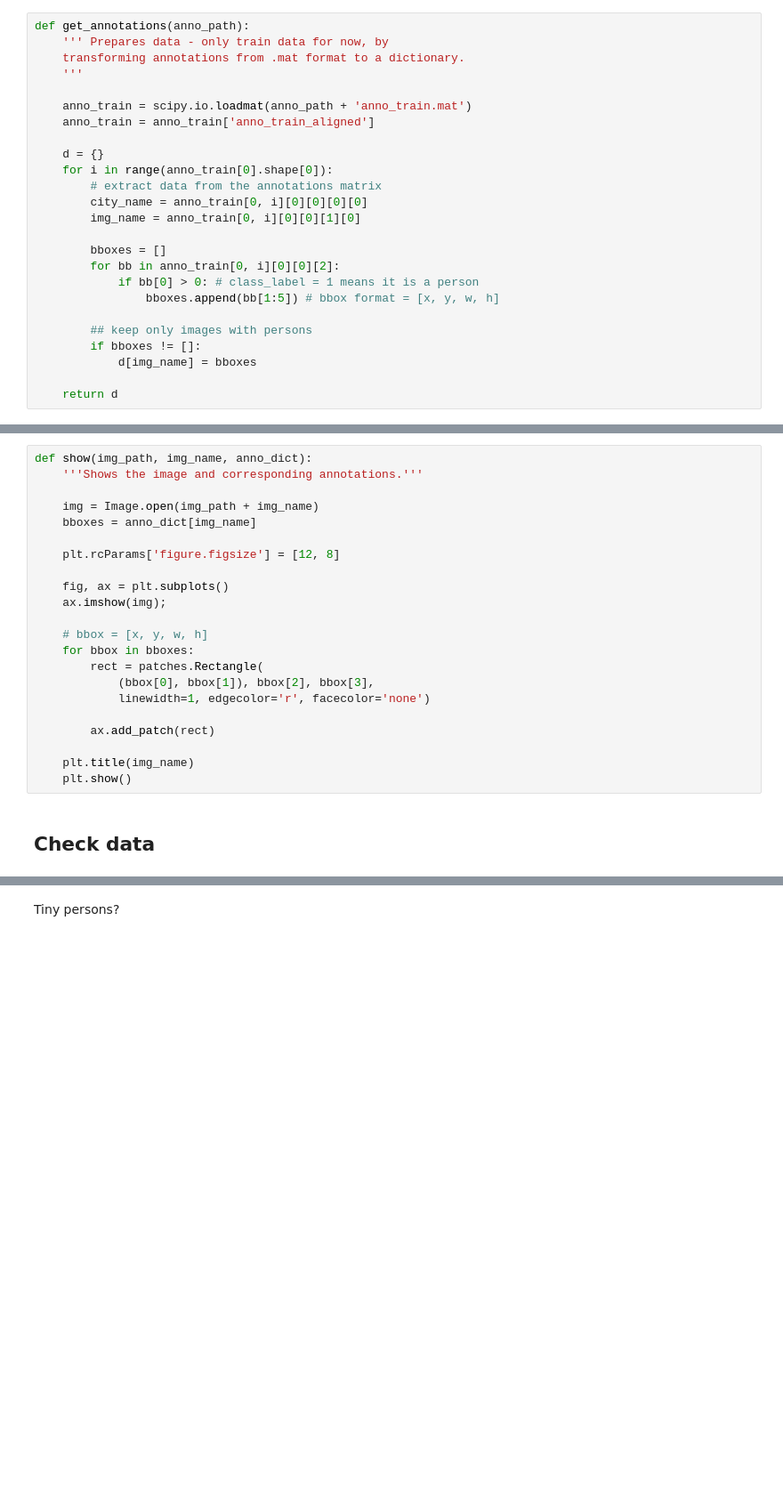
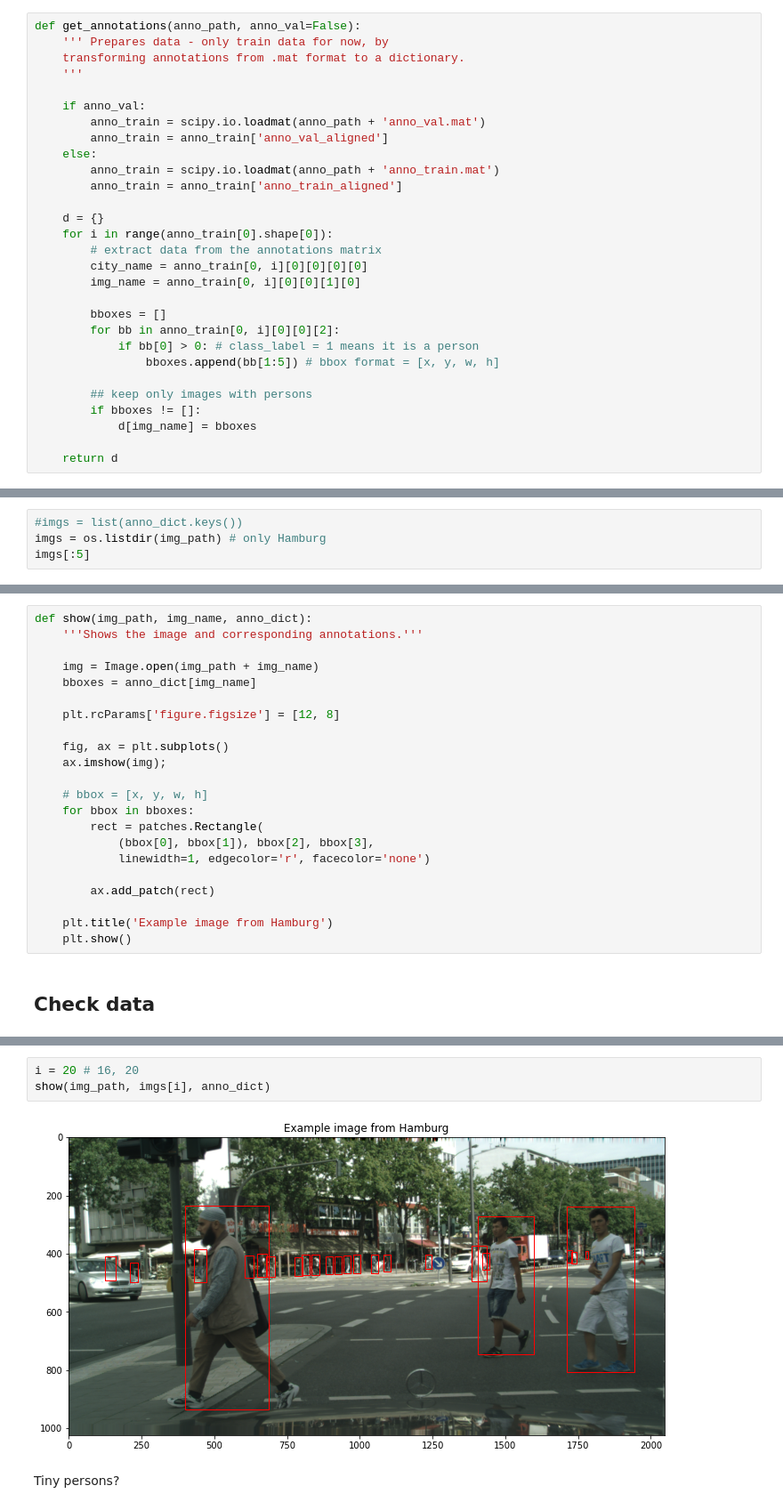
Before and after one commit to markolalovic/pedestrian-detection, a Jupyter notebook: notebooks/PyTorch-FasterRCNN.ipynb, the cells around one changed output, grey strips where cells are left out. Shown at 89% size. Drawn from its saved outputs; the diff is of its cells as text; blank space fills up the shorter version.

```diff
--- a/notebooks/PyTorch-FasterRCNN.ipynb
+++ b/notebooks/PyTorch-FasterRCNN.ipynb
@@ -89,13 +89,17 @@ Let's save the image path and annotations path:
 img_path = '/home/marko/data/cityscapes/leftImg8bit_trainvaltest/leftImg8bit/train/hamburg/'
 anno_path = '/home/marko/data/citypersons/'
 # %%
-def get_annotations(anno_path):
+def get_annotations(anno_path, anno_val=False):
     ''' Prepares data - only train data for now, by
     transforming annotations from .mat format to a dictionary.
     '''
 
-    anno_train = scipy.io.loadmat(anno_path + 'anno_train.mat')
-    anno_train = anno_train['anno_train_aligned']
+    if anno_val:
+        anno_train = scipy.io.loadmat(anno_path + 'anno_val.mat')
+        anno_train = anno_train['anno_val_aligned']
+    else:
+        anno_train = scipy.io.loadmat(anno_path + 'anno_train.mat')
+        anno_train = anno_train['anno_train_aligned']
 
     d = {}
     for i in range(anno_train[0].shape[0]):
@@ -124,0 +141,4 @@ len(imgs)
+# %%
+#imgs = list(anno_dict.keys())
+imgs = os.listdir(img_path) # only Hamburg
+imgs[:5]
@@ -142,7 +173,7 @@ def show(img_path, img_name, anno_dict):
 
         ax.add_patch(rect)
 
-    plt.title(img_name)
+    plt.title('Example image from Hamburg')
     plt.show()
 # %% [markdown]
 ## Check data
@@ -153,3 +180,8 @@ show(img_path, imgs[0], anno_dict)
+# %%
+i = 20 # 16, 20
+show(img_path, imgs[i], anno_dict)
+# %% [output]
+[figure, added]
 # %% [markdown]
 Tiny persons?
 # %%
```
Also changed, not shown: parts of 9 cells of this notebook, 10 other files.
